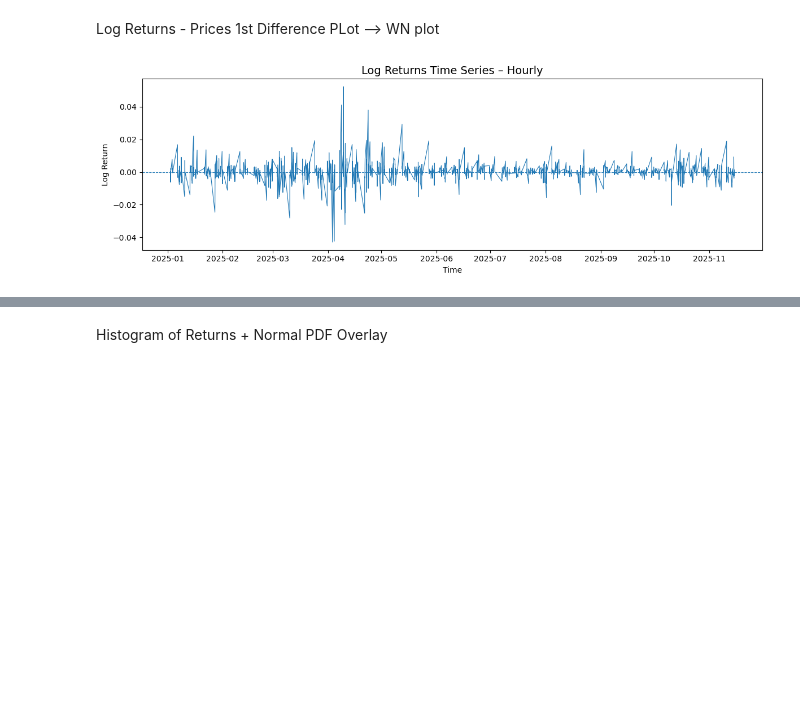
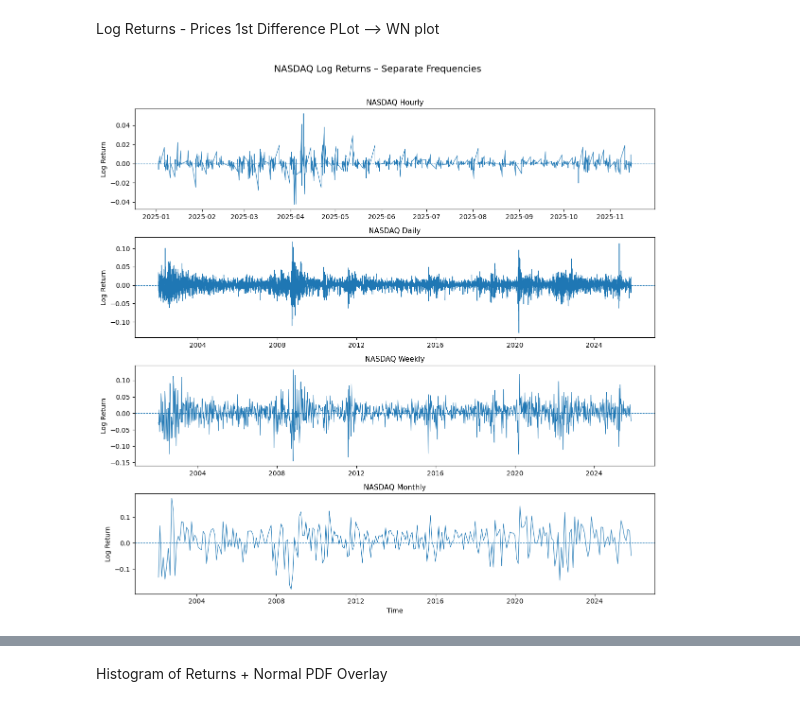
Before and after one commit to EliaLand/Martingale_FVM_AssetPricing, a Jupyter notebook: Part 1/Part 1 - Plots and graphs .ipynb, the cells around one changed output, grey strips where cells are left out. Drawn from its saved outputs; the diff is of its cells as text; code cells hidden in the pictures; blank space fills up the shorter version.

```diff
--- a/Part 1/Part 1 - Plots and graphs .ipynb
+++ b/Part 1/Part 1 - Plots and graphs .ipynb
@@ -496,47 +498,80 @@ Log Returns - Prices 1st Difference PLot --> WN plot
 # %%
 import pandas as pd
 import matplotlib.pyplot as plt
 
-def plot_log_returns(obj, title, col=None):
+def _to_series(obj, col=None):
     """
-    obj : pd.Series or pd.DataFrame
-        - If Series: it is assumed to be the log-returns.
-        - If DataFrame: you must either pass col, or it must have exactly 1 column.
-    col : str or None
-        Column name if obj is a DataFrame with multiple columns.
+    Convert a Series/DataFrame to a 1D Series, dropping NaNs.
     """
-    # --- Extract the Series y ---
     if isinstance(obj, pd.Series):
-        y = obj
+        s = obj
     elif isinstance(obj, pd.DataFrame):
-        if col is not None:
-            y = obj[col]
+        if col is None:
+            if obj.shape[1] != 1:
+                raise ValueError("DataFrame has multiple columns; please specify col='colname'.")
+            s = obj.iloc[:, 0]
         else:
-            # If no column given, try to use the only column
-            if obj.shape[1] != 1:
-                raise ValueError(
-                    "DataFrame has multiple columns; please specify 'col='."
+            if col not in obj.columns:
+                raise KeyError(
+                    f"Column '{col}' not found in DataFrame. "
+                    f"Available: {list(obj.columns)}"
                 )
-            y = obj.iloc[:, 0]
+            s = obj[col]
     else:
         raise TypeError("obj must be a pandas Series or DataFrame")
+    return s.dropna()
 
-    # --- Plot ---
-    plt.figure(figsize=(12, 4))
-    plt.plot(y.index, y.values, linewidth=0.8)
-    plt.axhline(0, linestyle="--", linewidth=0.8)
-    plt.title(f"Log Returns Time Series – {title}", fontsize=14)
-    plt.xlabel("Time")
-    plt.ylabel("Log Return")
-    plt.tight_layout()
+
+def plot_log_returns_grid(series_dict, figure_title, cols=None):
+    """
+    Plot each return series in `series_dict` in its own subplot,
+    all within a single figure.
+
+    series_dict : dict[label] -> Series/DataFrame
+    cols        : optional dict[label] -> colname (if some objs are DataFrames)
+    """
+    n = len(series_dict)
+    fig, axes = plt.subplots(n, 1, figsize=(12, 3 * n), sharex=False)
+    if n == 1:
+        axes = [axes]
+
+    for ax, (label, obj) in zip(axes, series_dict.items()):
+        col = None
+        if cols is not None and label in cols:
+            col = cols[label]
+        y = _to_series(obj, col=col)
+
+        ax.plot(y.index, y.values, linewidth=0.8)
+        ax.axhline(0, linestyle="--", linewidth=0.8)
+        ax.set_title(label, fontsize=11)
+        ax.set_ylabel("Log Return")
+
+    axes[-1].set_xlabel("Time")
+    fig.suptitle(figure_title, fontsize=14)
+    fig.tight_layout(rect=[0, 0, 1, 0.96])
     plt.show()
 
-plot_log_returns(nasdaq_hourly_log_returns,  "Hourly")
-plot_log_returns(nasdaq_daily_log_returns,   "Daily")
-plot_log_returns(nasdaq_weekly_log_returns,  "Weekly")
-plot_log_returns(nasdaq_monthly_log_returns, "Monthly")
-plot_log_returns(synthetic_daily_log_returns, "Synthetic Daily")
-plot_log_returns(synthetic_weekly_log_returns, "Synthetic Weekly")
-plot_log_returns(synthetic_monthly_log_returns, " Synthetic Monthly")
+nasdaq_series = {
+    "NASDAQ Hourly":  nasdaq_hourly_log_returns,
+    "NASDAQ Daily":   nasdaq_daily_log_returns,
+    "NASDAQ Weekly":  nasdaq_weekly_log_returns,
+    "NASDAQ Monthly": nasdaq_monthly_log_returns,
+}
+
+plot_log_returns_grid(
+    nasdaq_series,
+    figure_title="NASDAQ Log Returns – Separate Frequencies"
+)
+
+synthetic_series = {
+    "Synthetic Daily":   synthetic_daily_log_returns,
+    "Synthetic Weekly":  synthetic_weekly_log_returns,
+    "Synthetic Monthly": synthetic_monthly_log_returns,
+}
+
+plot_log_returns_grid(
+    synthetic_series,
+    figure_title="Synthetic Dividend Index Log Returns – Separate Frequencies"
+)
 # %% [output]
-[figure, old version]
+[figure, new version]
```
Also changed, not shown: parts of 8 cells of this notebook, 18 other files.
